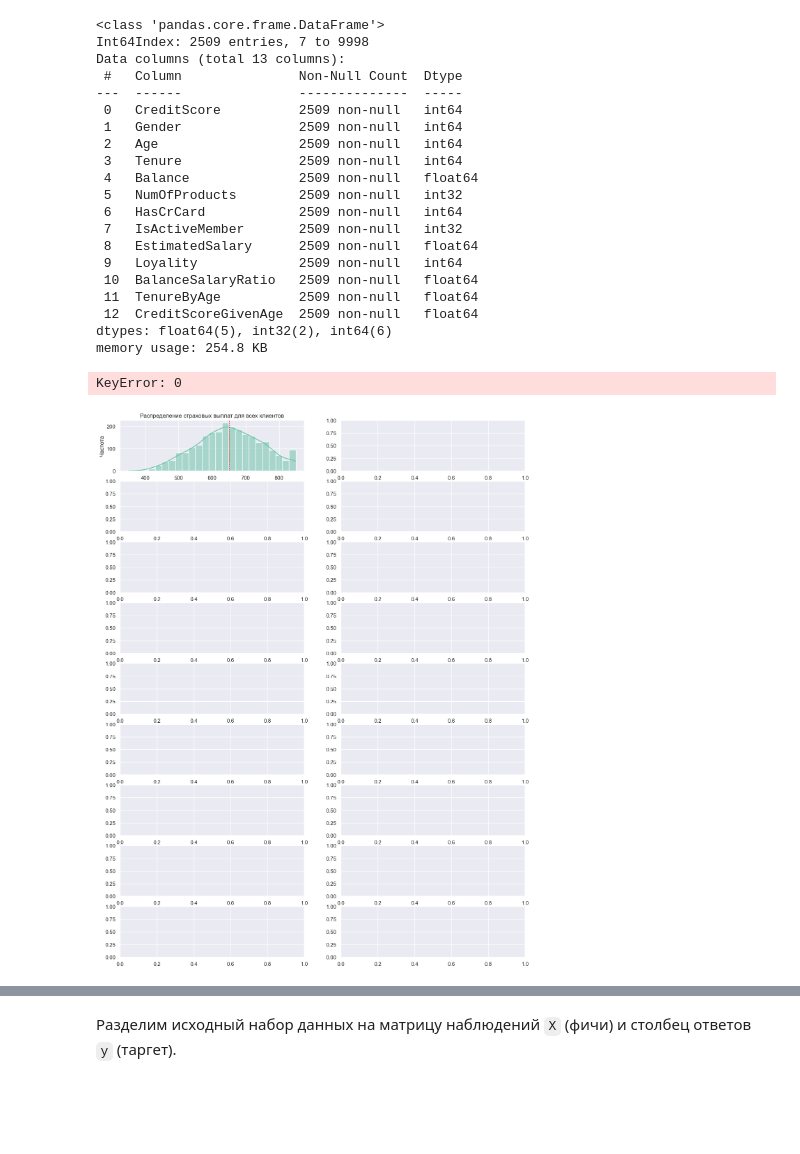
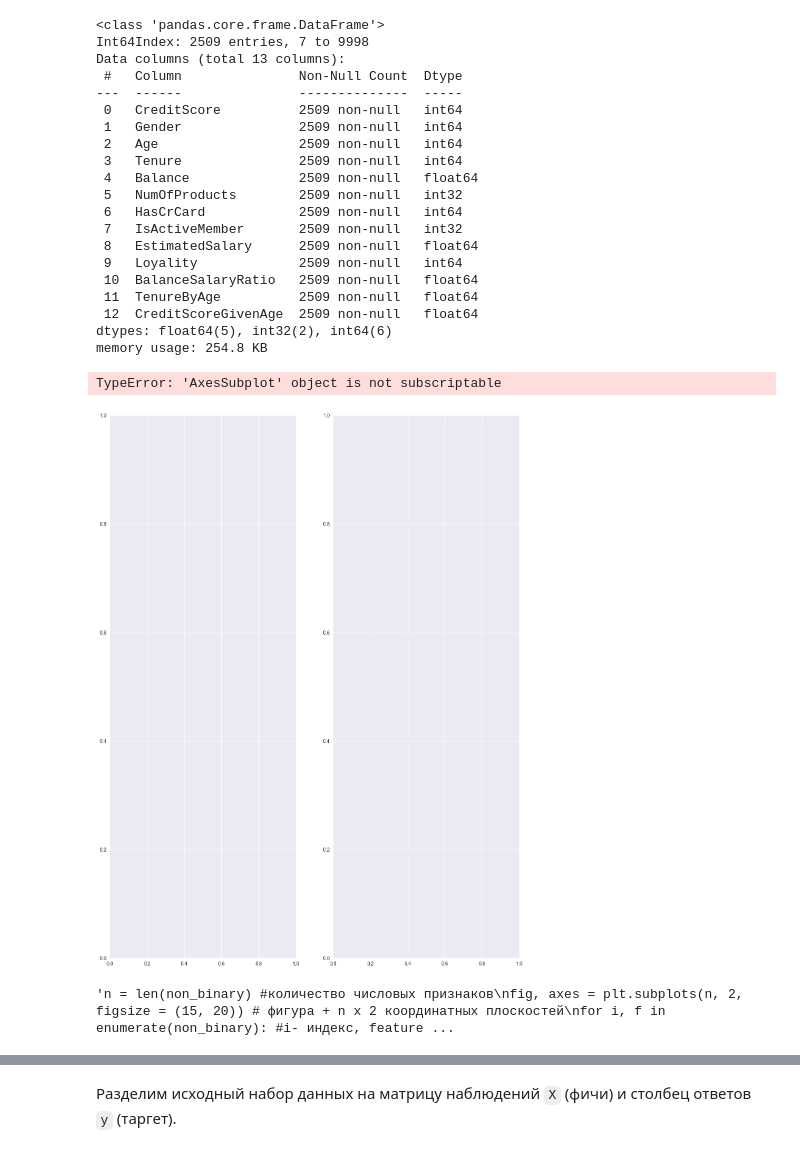
Before and after one commit to Lepnik/data_science_lnv, a Jupyter notebook: ML/ML-3/ML-3._Практика._Ноутбук-Lepnik.ipynb, the cells around one changed output, grey strips where cells are left out. Cells and saved outputs as stored; diff of their text form; code cells hidden in the pictures; blank space fills up the shorter version.

```diff
--- a/ML/ML-3/ML-3._Практика._Ноутбук-Lepnik.ipynb
+++ b/ML/ML-3/ML-3._Практика._Ноутбук-Lepnik.ipynb
@@ -300,8 +301,24 @@ for f in features:
         non_binary.append(f)
     else:
         binary.append(f)
+# %%
+#n = len(non_binary) #количество числовых признаков
+fig, axes = plt.subplots(1, 2, figsize = (15, 20)) # фигура + n х 2 координатных плоскостей
+
+sns.histplot(churn_data['CreditScore'], kde=True, ax=axes[0][0])
+axes[0][0].set(xlabel=f, ylabel='Частота')
+#axes[i][0].set_title('Распределение страховых выплат для всех клиентов')
+axes[0][0].axvline(churn_data['CreditScore'].mean(), color='red', linestyle='--', linewidth=0.8)
+
+sns.boxplot(churn_data['CreditScore'], ax=axes[0][1], orient='h', medianprops={"color": "red", "linestyle": '--'})
+axes[0][1].set(ylabel='CreditScore')
+axes[0][1].set_title('Распределение страховых выплат для всех клиентов')
+plt.show()
+# %% [output]
+TypeError: 'AxesSubplot' object is not subscriptable
+[figure, added]
 # %%
-n = len(non_binary) #количество числовых признаков
+"""n = len(non_binary) #количество числовых признаков
 fig, axes = plt.subplots(n, 2, figsize = (15, 20)) # фигура + n х 2 координатных плоскостей
 for i, f in enumerate(non_binary): #i- индекс, feature - название признака в таблице
     sns.histplot(churn_data[f], kde=True, ax=axes[i][0])
@@ -309,13 +326,13 @@ for i, f in enumerate(non_binary): #i- индекс, feature - название
     #axes[i][0].set_title('Распределение страховых выплат для всех клиентов')
     axes[i][0].axvline(churn_data[f].mean(), color='red', linestyle='--', linewidth=0.8)
 
-    sns.boxplot(churn_data[f], ax=axes[i][1], orient='h', medianprops={"color": "red", "linestyle": '--'})
-    axes[i][1].set(ylabel=f)
+    #sns.boxplot(churn_data[f], ax=axes[i][1], orient='h', medianprops={"color": "red", "linestyle": '--'})
+    #axes[i][1].set(ylabel=f)
     #axes[1].set_title('Распределение страховых выплат для всех клиентов')
-    plt.show()
+    #plt.show()
+"""
 # %% [output]
-KeyError: 0
+'n = len(non_binary) #количество числовых признаков\nfig, axes = plt.subplots(n, 2, figsize = (15, 20)) # фигура + n х 2 координатных плоскостей\nfor i, f in enumerate(non_binary): #i- индекс, feature ...
-[figure, removed]
 # %%
 churn_data.describe()
 # %% [output]
```
Also changed, not shown: parts of 6 cells of this notebook.
